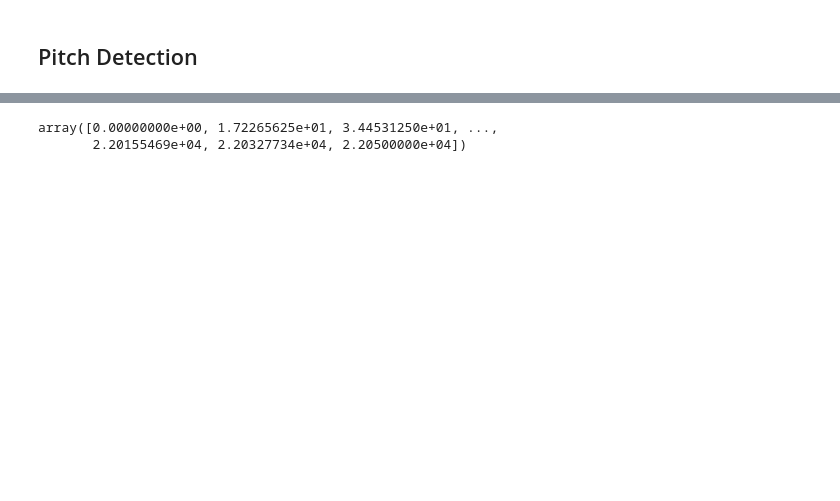
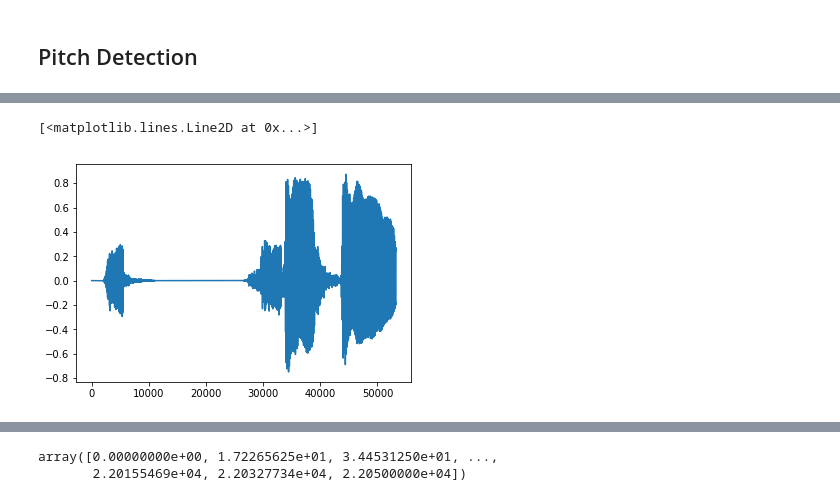
Before and after one commit to sfc-computational-creativity-lab/x-sampling-field-recording-ensemble, a Jupyter notebook: environment--sound-detection.ipynb, the cells around one changed output, grey strips where cells are left out. Cells and saved outputs as stored; diff of their text form; code cells hidden in the pictures; blank space fills up the shorter version.

```diff
--- a/environment--sound-detection.ipynb
+++ b/environment--sound-detection.ipynb
@@ -111,3 +117,8 @@ plt.plot(y)
+# %%
+plt.plot(y_short)
+# %% [output]
+[<matplotlib.lines.Line2D at 0x...>]
+[figure, added]
 # %%
 import numpy as np
 
```
Also changed, not shown: parts of 18 cells of this notebook.
